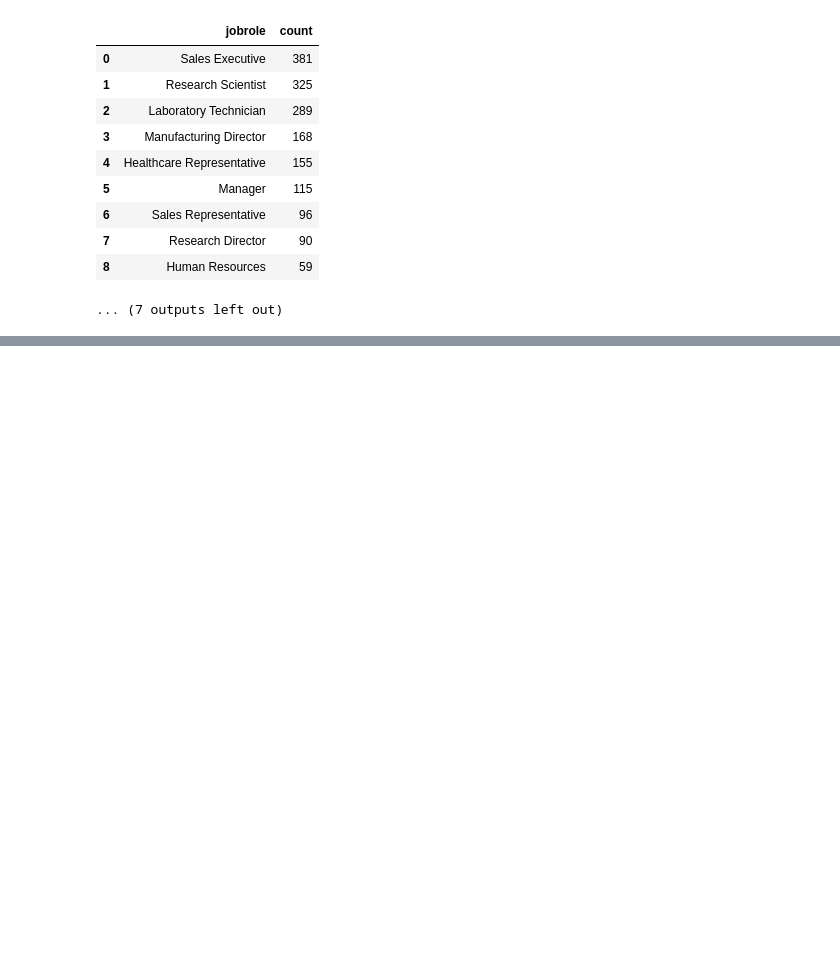
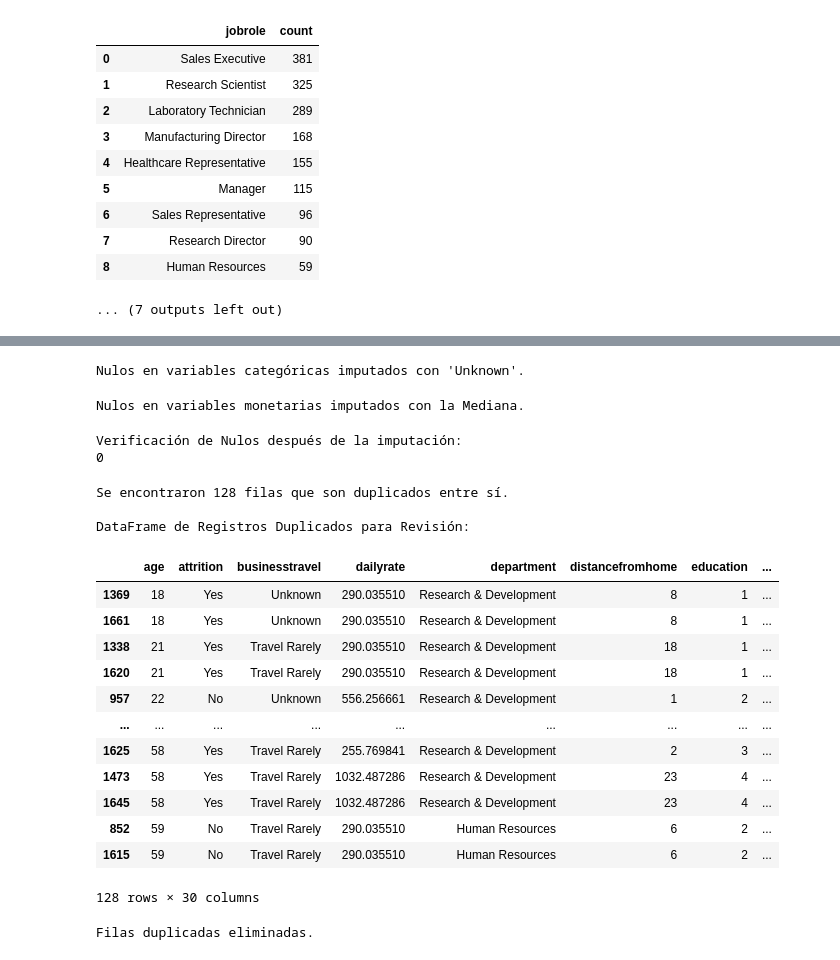
Before and after one commit to AnaROGA/project-da-promo-54-modulo-3-team-1, a Jupyter notebook: limpieza en local.ipynb, the cells around one changed output, grey strips where cells are left out. Saved outputs shown, nothing was run; the diff lists cells and outputs as text; code cells hidden in the pictures; blank space fills up the shorter version.

Commit message:
nulos y duplicados eliminados

```diff
--- a/limpieza en local.ipynb
+++ b/limpieza en local.ipynb
@@ -867,0 +853,78 @@ Las categorías que tenemos para la columna jobrole son:
+# %%
+#Gestión de Variables Categóricas:Imputación por "Unknown"
+#Las variables categóricas con altos porcentajes de NaN (entre el 40% y 48%) son demasiado altas para ser imputadas con la moda.
+#La mejor estrategia es reemplazarlas con la etiqueta "Unknown" (Desconocido). Esto conserva la información de que el dato faltó,
+#sin sesgar la distribución existente.
+
+columnas_categoricas_unknown = ['businesstravel', 'educationfield', 'overtime', 'maritalstatus']
+
+for col in columnas_categoricas_unknown:
+    # Aseguramos que la columna sea tipo Object (string) para que acepte la nueva etiqueta
+    df_copia[col] = df_copia[col].astype('object').fillna('Unknown')
+
+print(f"Nulos en variables categóricas imputados con 'Unknown'.")
+# %% [output]
+Nulos en variables categóricas imputados con 'Unknown'.
+# %%
+#Gestión de Variables Numéricas: Imputación por Mediana
+#Las columnas monetarias tienen porcentajes significativos de NaN. Para preservarlas y evitar sesgos por outliers (valores atípicos),
+#usaremos la mediana para la imputación.
+
+columnas_numericas_mediana = ['monthlyincome', 'salary']
+
+for col in columnas_numericas_mediana:
+    mediana_valor = df_copia[col].median()
+    df_copia[col] = df_copia[col].fillna(mediana_valor)
+
+print(f"Nulos en variables monetarias imputados con la Mediana.")
+# %% [output]
+Nulos en variables monetarias imputados con la Mediana.
+# %%
+print("\nVerificación de Nulos después de la imputación:")
+print(df_copia.isnull().sum().sum())
+# %% [output]
+Verificación de Nulos después de la imputación:
+0
+# %%
+#CHEQUEO DE DUPLICADOS
+
+#Identificar todas las filas que tienen al menos una copia (el original y los duplicados)
+#keep=False marca todas las apariciones de un duplicado como True.
+filas_con_duplicados = df_copia.duplicated(keep=False)
+
+#Filtrar el DataFrame para mostrar solo esas filas
+#Ordenamos por todas las columnas para que los registros duplicados aparezcan juntos.
+df_duplicados_a_revisar = df_copia[filas_con_duplicados].sort_values(list(df_copia.columns))
+
+if df_duplicados_a_revisar.empty:
+    print("Verificación completa: No se encontraron filas completamente duplicadas en el DataFrame.")
+else:
+    print(f"Se encontraron {len(df_duplicados_a_revisar)} filas que son duplicados entre sí.")
+    print("\nDataFrame de Registros Duplicados para Revisión:")
+    # Mostrar el DataFrame completo para la inspección
+    display(df_duplicados_a_revisar)
+# %% [output]
+Se encontraron 128 filas que son duplicados entre sí.
+
+DataFrame de Registros Duplicados para Revisión:
+|  | age | attrition | businesstravel | dailyrate | department | distancefromhome | education | ... |
+| 1369 | 18 | Yes | Unknown | 290.035510 | Research & Development | 8 | 1 | ... |
+| 1661 | 18 | Yes | Unknown | 290.035510 | Research & Development | 8 | 1 | ... |
+| 1338 | 21 | Yes | Travel Rarely | 290.035510 | Research & Development | 18 | 1 | ... |
+| 1620 | 21 | Yes | Travel Rarely | 290.035510 | Research & Development | 18 | 1 | ... |
+| 957 | 22 | No | Unknown | 556.256661 | Research & Development | 1 | 2 | ... |
+| ... | ... | ... | ... | ... | ... | ... | ... | ... |
+| 1625 | 58 | Yes | Travel Rarely | 255.769841 | Research & Development | 2 | 3 | ... |
+| 1473 | 58 | Yes | Travel Rarely | 1032.487286 | Research & Development | 23 | 4 | ... |
+| 1645 | 58 | Yes | Travel Rarely | 1032.487286 | Research & Development | 23 | 4 | ... |
+| 852 | 59 | No | Travel Rarely | 290.035510 | Human Resources | 6 | 2 | ... |
+| 1615 | 59 | No | Travel Rarely | 290.035510 | Human Resources | 6 | 2 | ... |
+128 rows × 30 columns
+# %%
+#ELIMINACION DE DUPLICADOS
+
+#Comando para eliminar las copias (manteniendo la primera aparición)
+df_copia.drop_duplicates(inplace=True)
+print("\nFilas duplicadas eliminadas.")
+# %% [output]
+Filas duplicadas eliminadas.
```
Also changed, not shown: parts of 8 cells of this notebook.
